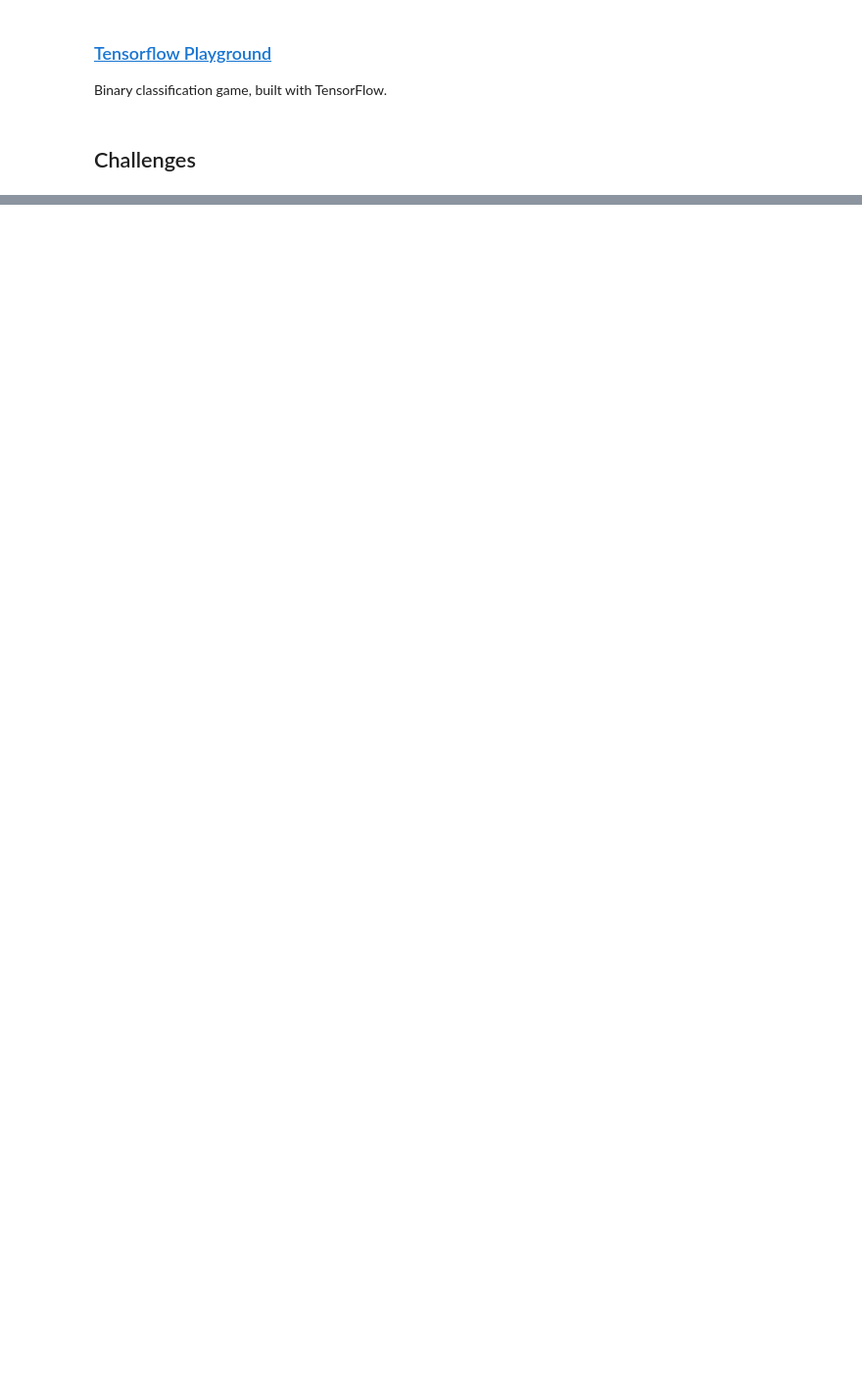
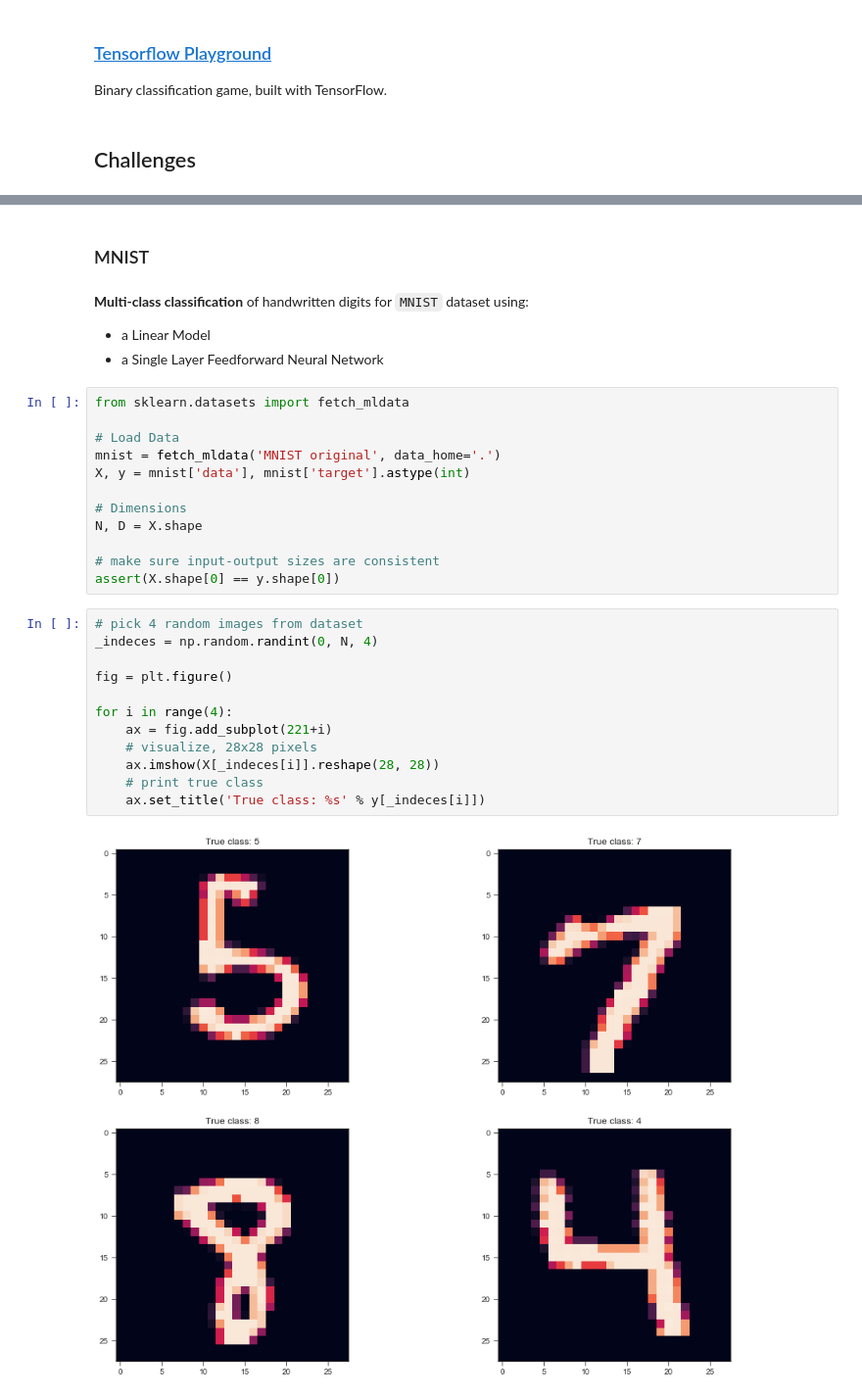
Before and after one commit to Imperial-College-Data-Science-Society/Neural-Networks, a Jupyter notebook: notebooks/Neural Networks.ipynb, the cells around one changed output, grey strips where cells are left out. Shown at 98% size. Cells and saved outputs as stored; diff of their text form; blank space fills up the shorter version.

```diff
--- a/notebooks/Neural Networks.ipynb
+++ b/notebooks/Neural Networks.ipynb
@@ -305,0 +357,32 @@ Binary classification game, built with TensorFlow.
+# %% [markdown]
+### MNIST  <a class="anchor" id="mnist"></a>
+# %% [markdown]
+**Multi-class classification** of handwritten digits for `MNIST` dataset using:
+* a Linear Model
+* a Single Layer Feedforward Neural Network
+# %%
+from sklearn.datasets import fetch_mldata
+
+# Load Data
+mnist = fetch_mldata('MNIST original', data_home='.')
+X, y = mnist['data'], mnist['target'].astype(int)
+
+# Dimensions
+N, D = X.shape
+
+# make sure input-output sizes are consistent
+assert(X.shape[0] == y.shape[0])
+# %%
+# pick 4 random images from dataset
+_indeces = np.random.randint(0, N, 4)
+
+fig = plt.figure()
+
+for i in range(4):
+    ax = fig.add_subplot(221+i)
+    # visualize, 28x28 pixels
+    ax.imshow(X[_indeces[i]].reshape(28, 28))
+    # print true class
+    ax.set_title('True class: %s' % y[_indeces[i]])
+# %% [output]
+[figure, added]
```
Also changed, not shown: parts of 32 cells of this notebook, 13 other files.
